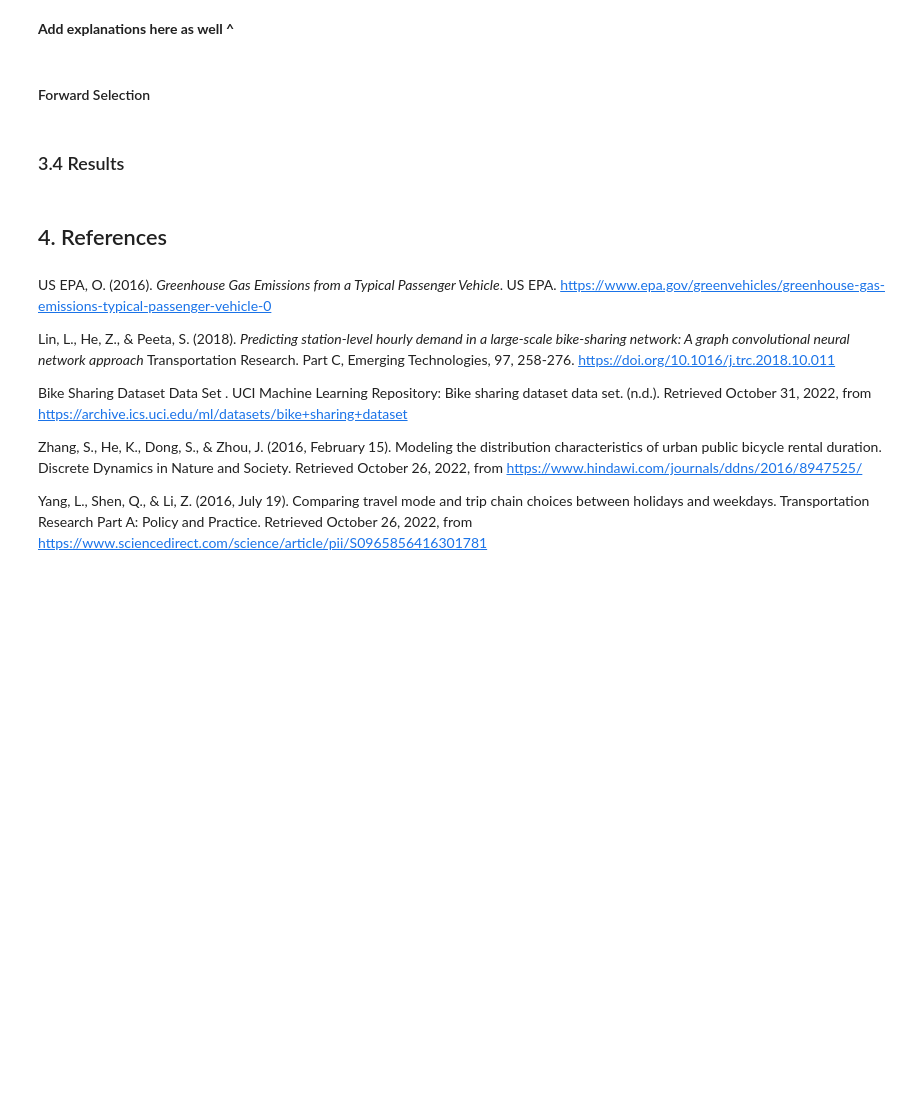
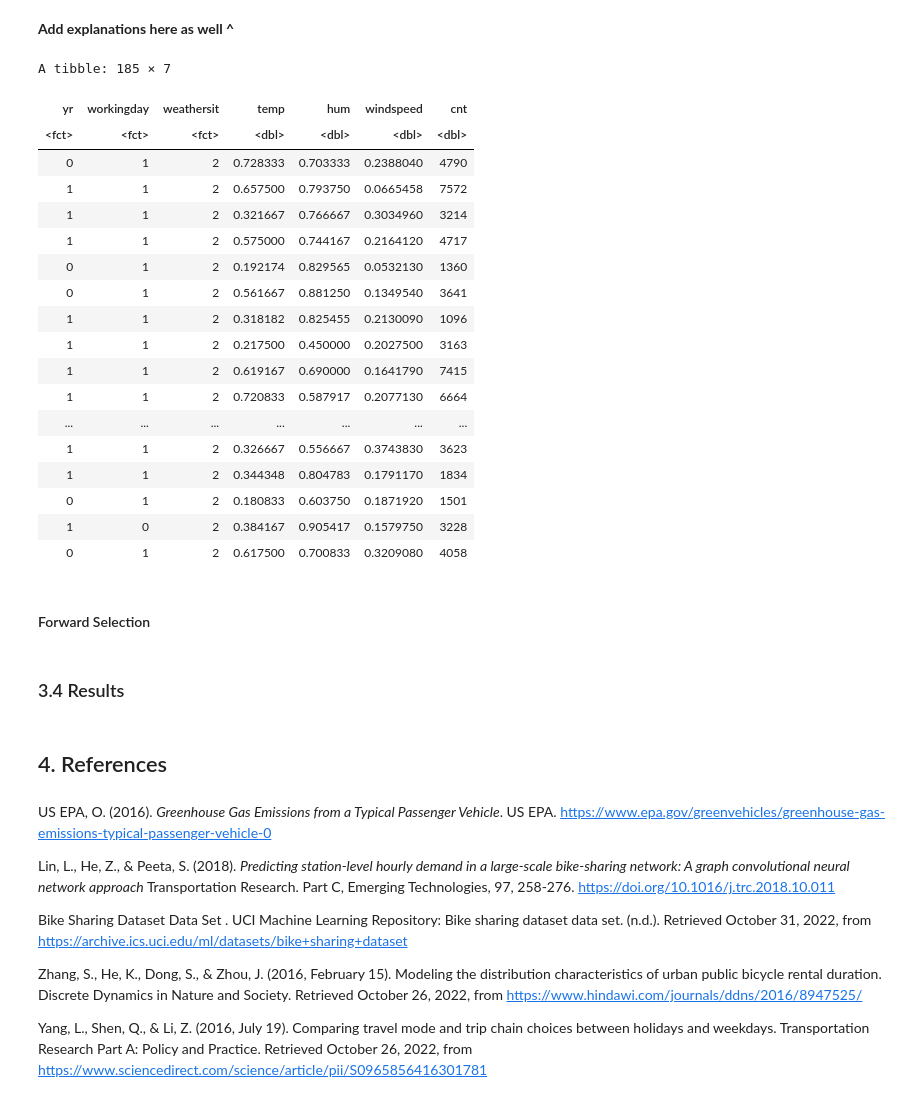
Before and after one commit to tonyliang19/stat301-group-project, a Jupyter notebook: src/methods_tony.ipynb, the cells around one changed output. Saved outputs shown, nothing was run; the diff lists cells and outputs as text; code cells hidden in the pictures; blank space fills up the shorter version.

```diff
--- a/src/methods_tony.ipynb
+++ b/src/methods_tony.ipynb
@@ -348,5 +406,27 @@ A data.frame: 4 × 2
 # %% [markdown]
 **Add explanations here as well ^**
+# %%
+model.matrix(po)
+# %% [output]
+A tibble: 185 × 7
+| yr | workingday | weathersit | temp | hum | windspeed | cnt |
+| <fct> | <fct> | <fct> | <dbl> | <dbl> | <dbl> | <dbl> |
+| 0 | 1 | 2 | 0.728333 | 0.703333 | 0.2388040 | 4790 |
+| 1 | 1 | 2 | 0.657500 | 0.793750 | 0.0665458 | 7572 |
+| 1 | 1 | 2 | 0.321667 | 0.766667 | 0.3034960 | 3214 |
+| 1 | 1 | 2 | 0.575000 | 0.744167 | 0.2164120 | 4717 |
+| 0 | 1 | 2 | 0.192174 | 0.829565 | 0.0532130 | 1360 |
+| 0 | 1 | 2 | 0.561667 | 0.881250 | 0.1349540 | 3641 |
+| 1 | 1 | 2 | 0.318182 | 0.825455 | 0.2130090 | 1096 |
+| 1 | 1 | 2 | 0.217500 | 0.450000 | 0.2027500 | 3163 |
+| 1 | 1 | 2 | 0.619167 | 0.690000 | 0.1641790 | 7415 |
+| 1 | 1 | 2 | 0.720833 | 0.587917 | 0.2077130 | 6664 |
+| ... | ... | ... | ... | ... | ... | ... |
+| 1 | 1 | 2 | 0.326667 | 0.556667 | 0.3743830 | 3623 |
+| 1 | 1 | 2 | 0.344348 | 0.804783 | 0.1791170 | 1834 |
+| 0 | 1 | 2 | 0.180833 | 0.603750 | 0.1871920 | 1501 |
+| 1 | 0 | 2 | 0.384167 | 0.905417 | 0.1579750 | 3228 |
+| 0 | 1 | 2 | 0.617500 | 0.700833 | 0.3209080 | 4058 |
 # %% [markdown]
 #### Forward Selection
 # %%
```
Also changed, not shown: parts of 3 cells of this notebook.
